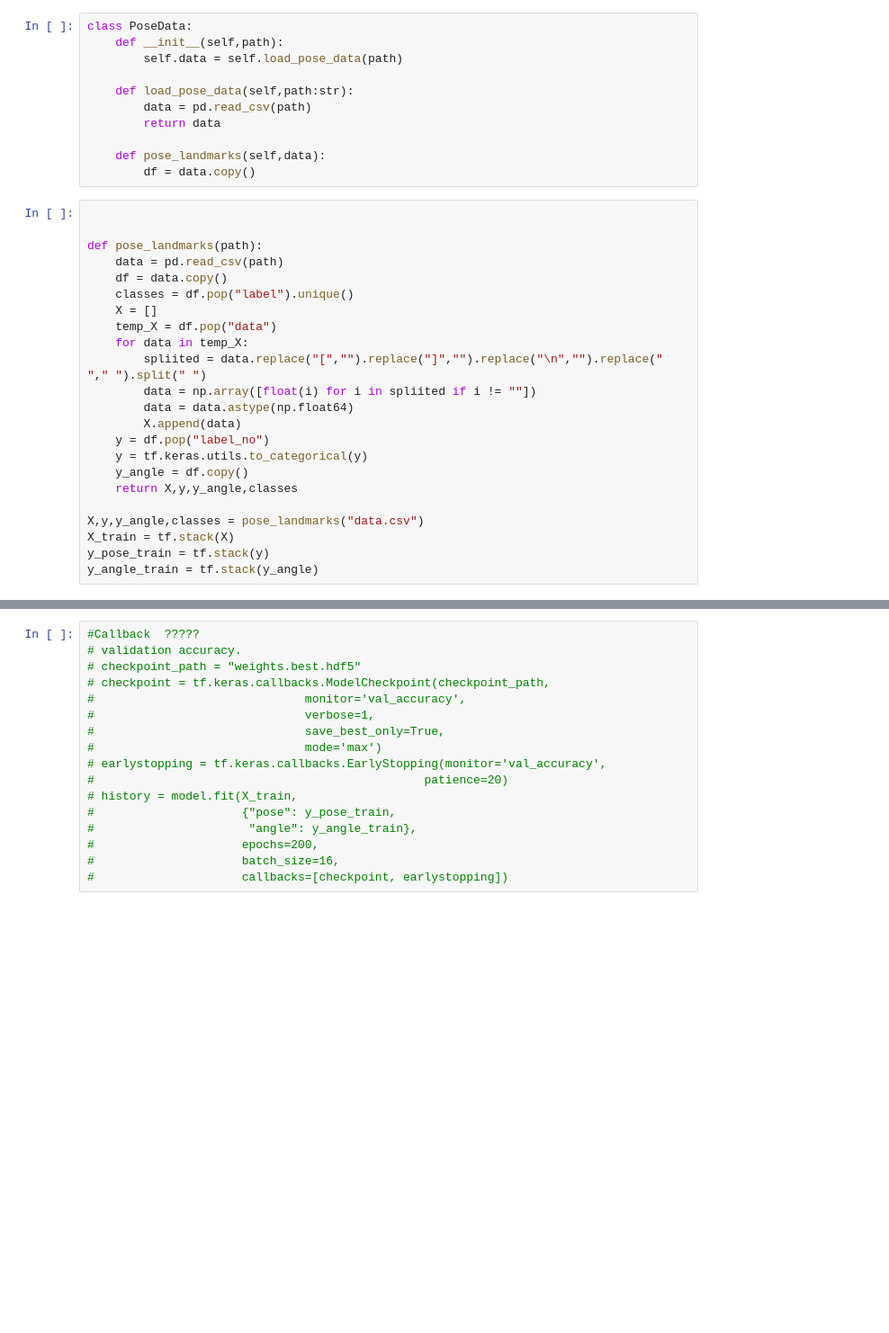
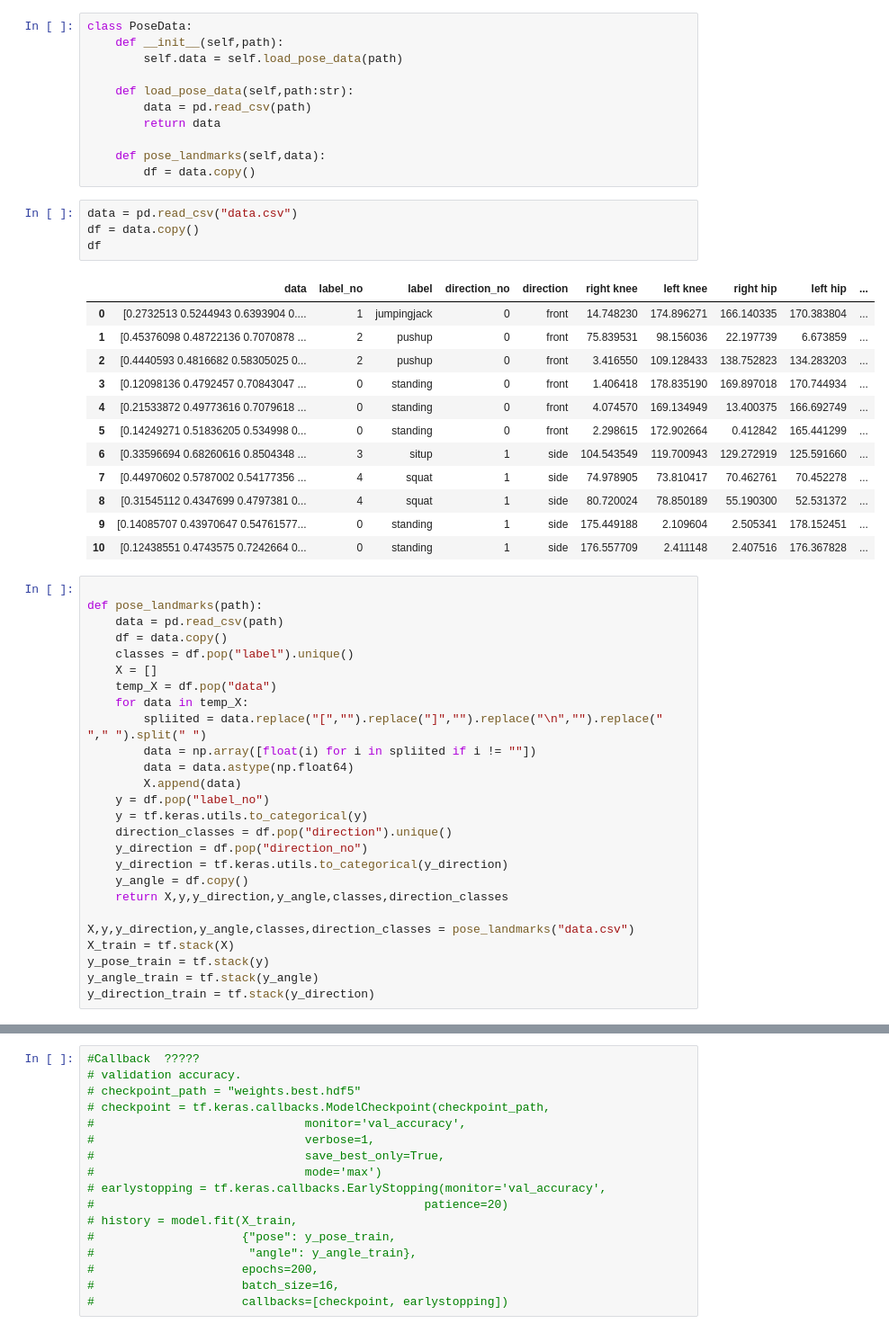
Before and after one commit to FitNest-AI/Machine-Learning, a Jupyter notebook: Model/Trainer/model_v3.ipynb, the cells around one changed output, grey strips where cells are left out. Shown at 90% size. Drawn from its saved outputs; the diff is of its cells as text; blank space fills up the shorter version.

```diff
--- a/Model/Trainer/model_v3.ipynb
+++ b/Model/Trainer/model_v3.ipynb
@@ -348,8 +348,24 @@ class PoseData:
 
     def pose_landmarks(self,data):
         df = data.copy()
+# %%
+data = pd.read_csv("data.csv")
+df = data.copy()
+df
+# %% [output]
+|  | data | label_no | label | direction_no | direction | right knee | left knee | right hip | left hip | ... |
+| 0 | [0.2732513 0.5244943 0.6393904 0.... | 1 | jumpingjack | 0 | front | 14.748230 | 174.896271 | 166.140335 | 170.383804 | ... |
+| 1 | [0.45376098 0.48722136 0.7070878 ... | 2 | pushup | 0 | front | 75.839531 | 98.156036 | 22.197739 | 6.673859 | ... |
+| 2 | [0.4440593 0.4816682 0.58305025 0... | 2 | pushup | 0 | front | 3.416550 | 109.128433 | 138.752823 | 134.283203 | ... |
+| 3 | [0.12098136 0.4792457 0.70843047 ... | 0 | standing | 0 | front | 1.406418 | 178.835190 | 169.897018 | 170.744934 | ... |
+| 4 | [0.21533872 0.49773616 0.7079618 ... | 0 | standing | 0 | front | 4.074570 | 169.134949 | 13.400375 | 166.692749 | ... |
+| 5 | [0.14249271 0.51836205 0.534998 0... | 0 | standing | 0 | front | 2.298615 | 172.902664 | 0.412842 | 165.441299 | ... |
+| 6 | [0.33596694 0.68260616 0.8504348 ... | 3 | situp | 1 | side | 104.543549 | 119.700943 | 129.272919 | 125.591660 | ... |
+| 7 | [0.44970602 0.5787002 0.54177356 ... | 4 | squat | 1 | side | 74.978905 | 73.810417 | 70.462761 | 70.452278 | ... |
+| 8 | [0.31545112 0.4347699 0.4797381 0... | 4 | squat | 1 | side | 80.720024 | 78.850189 | 55.190300 | 52.531372 | ... |
+| 9 | [0.14085707 0.43970647 0.54761577... | 0 | standing | 1 | side | 175.449188 | 2.109604 | 2.505341 | 178.152451 | ... |
+| 10 | [0.12438551 0.4743575 0.7242664 0... | 0 | standing | 1 | side | 176.557709 | 2.411148 | 2.407516 | 176.367828 | ... |
 # %%
-
 
 def pose_landmarks(path):
     data = pd.read_csv(path)
@@ -364,13 +380,17 @@ def pose_landmarks(path):
         X.append(data)
     y = df.pop("label_no")
     y = tf.keras.utils.to_categorical(y)
+    direction_classes = df.pop("direction").unique()
+    y_direction = df.pop("direction_no")
+    y_direction = tf.keras.utils.to_categorical(y_direction)
     y_angle = df.copy()
-    return X,y,y_angle,classes
+    return X,y,y_direction,y_angle,classes,direction_classes
 
-X,y,y_angle,classes = pose_landmarks("data.csv")
+X,y,y_direction,y_angle,classes,direction_classes = pose_landmarks("data.csv")
 X_train = tf.stack(X)
 y_pose_train = tf.stack(y)
 y_angle_train = tf.stack(y_angle)
+y_direction_train = tf.stack(y_direction)
 # %%
 def landmark_to_embedding(landmark):
 
```
Also changed, not shown: parts of 11 cells of this notebook, 3 other files.
